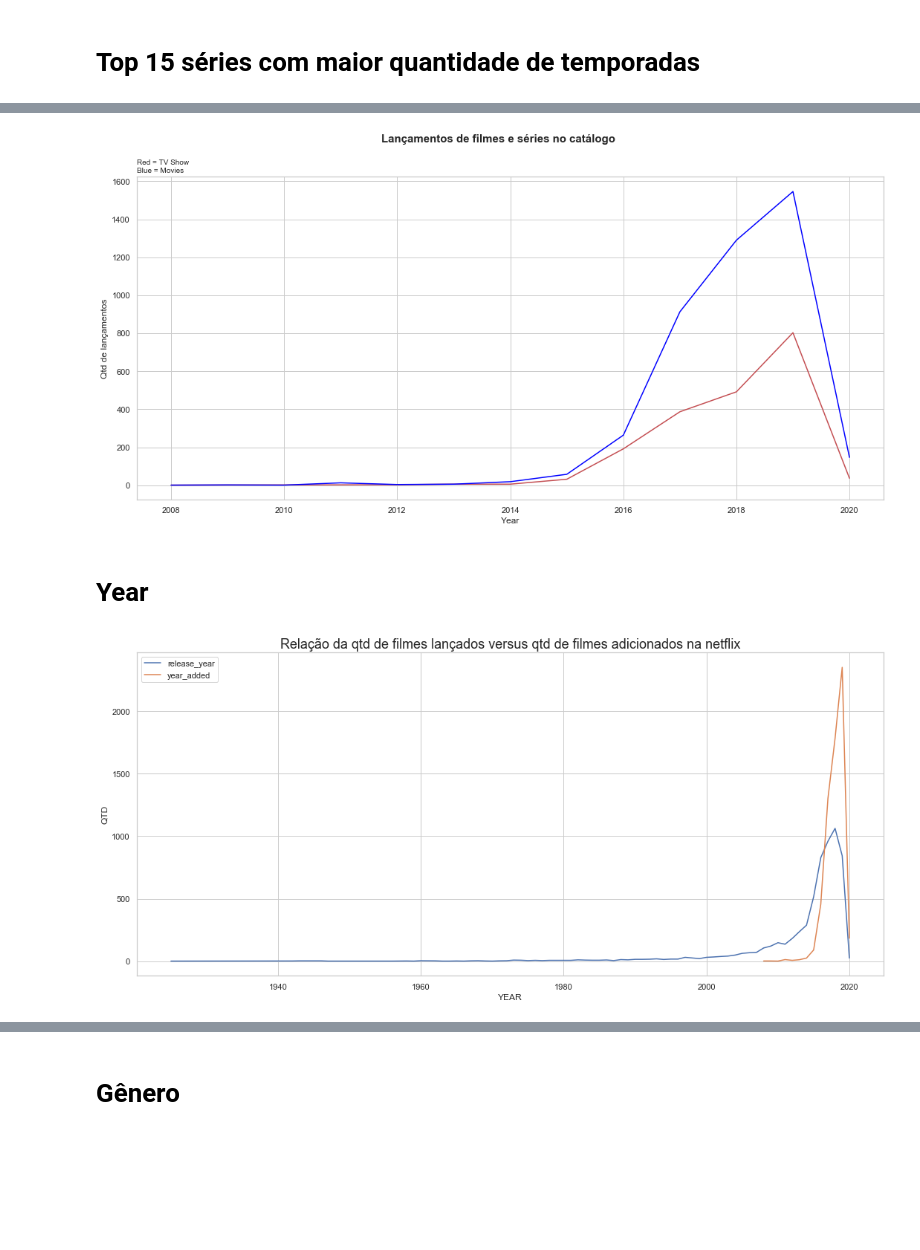
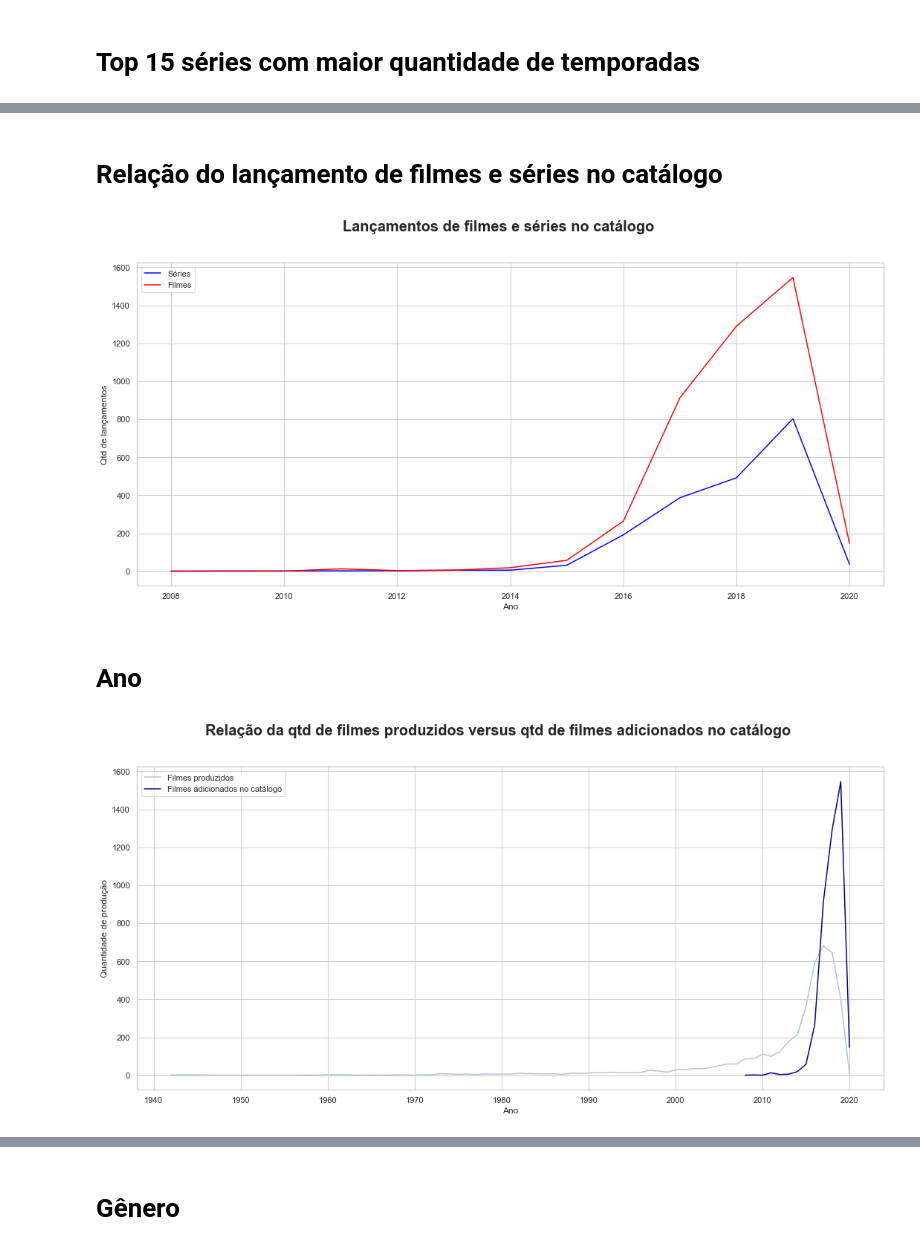
Before and after one commit to Alves-Eduarda/Netflix_dataset, a Jupyter notebook: Netflix.ipynb, the cells around one changed output, grey strips where cells are left out. Saved outputs shown, nothing was run; the diff lists cells and outputs as text; code cells hidden in the pictures; blank space fills up the shorter version.

```diff
--- a/Netflix.ipynb
+++ b/Netflix.ipynb
@@ -88,24 +81,6 @@ ntf.drop(columns=['date_added'],inplace=True)
 ntf['release_year'] = ntf['release_year'].astype('int32')
 ntf['year_added'] = pd.to_numeric(ntf['year_added'],errors='coerce')
 ntf['delta_time_year'] = ntf['year_added'] - ntf['release_year']
-# %%
-# Separando os gêneros de cada filme/TV show em colunas
-def gender(x):
-    return x.split(',')[0]
-
-def gender_1(x):
-    if len(x.split(',')) >= 2 :
-        return x.split(',')[1]
-
-def gender_2(x):
-    if len(x.split(',')) > 2 :
-        return x.split(',')[-1]
-
-
-# Aplicando as funções
-ntf['gender_0'] = ntf['listed_in'].apply(lambda x: gender(x))
-ntf['gender_1'] = ntf['listed_in'].apply(lambda x: gender_1(x))
-ntf['gender_2'] = ntf['listed_in'].apply(lambda x: gender_2(x))
 # %%
 # retirando a informação de season
 ntf['season_count'] = ntf.apply(lambda x : x['duration'].split(" ")[0] if "Season" in x['duration'] else np.nan, axis = 1)
@@ -219,29 +212,36 @@ season
+# %% [markdown]
+# Relação do lançamento de filmes e séries no catálogo
 # %%
 yr_s = series.loc[series['year_added'] > 2000]
-yr_s = yr_s.groupby(['year_added'])['type'].count()
+yr_s.rename(columns={'type':'Séries'},inplace=True)
+yr_s = yr_s.groupby(['year_added'])['Séries'].count()
 yr_f = filmes.loc[filmes['year_added'] > 2000]
-yr_f =yr_f.groupby(['year_added'])['type'].count()
+yr_f.rename(columns={'type':'Filmes'},inplace=True)
+yr_f =yr_f.groupby(['year_added'])['Filmes'].count()
 plt.figure(figsize=(18,8))
-yr_s.plot(color='r')
-yr_f.plot(color='blue')
-plt.suptitle("Lançamentos de filmes e séries no catálogo",fontsize=15,weight = 'bold')
-plt.title('Red = TV Show \nBlue = Movies',fontsize=10,loc='left')
-plt.xlabel('Year')
+yr_s.plot(color='blue',legend='Séries')
+yr_f.plot(color='red',legend='Filmes')
+plt.suptitle("Lançamentos de filmes e séries no catálogo",fontsize=20,weight = 'bold')
+plt.xlabel('Ano')
 plt.ylabel('Qtd de lançamentos')
+plt.legend(loc='upper left')
 plt.show()
 # %% [output]
-[figure, old version]
+[figure, new version]
 # %% [markdown]
-# Year
+# Ano
 # %%
-yr = ntf.groupby(['release_year'])['release_year'].count()
-ya = ntf.groupby(['year_added'])['year_added'].count()
+yr = filmes.groupby(['release_year'])['release_year'].count()
+yr.name = 'Filmes produzidos'
+ya = filmes.groupby(['year_added'])['year_added'].count()
+ya.name = 'Filmes adicionados no catálogo'
 plt.figure(figsize=(18,8))
-yr.plot(legend='released')
-ya.plot(legend = 'added')
-plt.title("Relação da qtd de filmes lançados versus qtd de filmes adicionados na netflix",fontsize=18,loc='center')
-plt.ylabel('QTD')
-plt.xlabel('YEAR')
+yr.plot(color='lightsteelblue')
+ya.plot(color='darkblue')
+plt.suptitle("Relação da qtd de filmes produzidos versus qtd de filmes adicionados no catálogo",fontsize=20,weight = 'bold')
+plt.ylabel('Quantidade de produção')
+plt.xlabel('Ano')
+plt.legend()
 plt.show()
 # %% [output]
-[figure, old version]
+[figure, new version]
```
Also changed, not shown: parts of 43 cells of this notebook.
